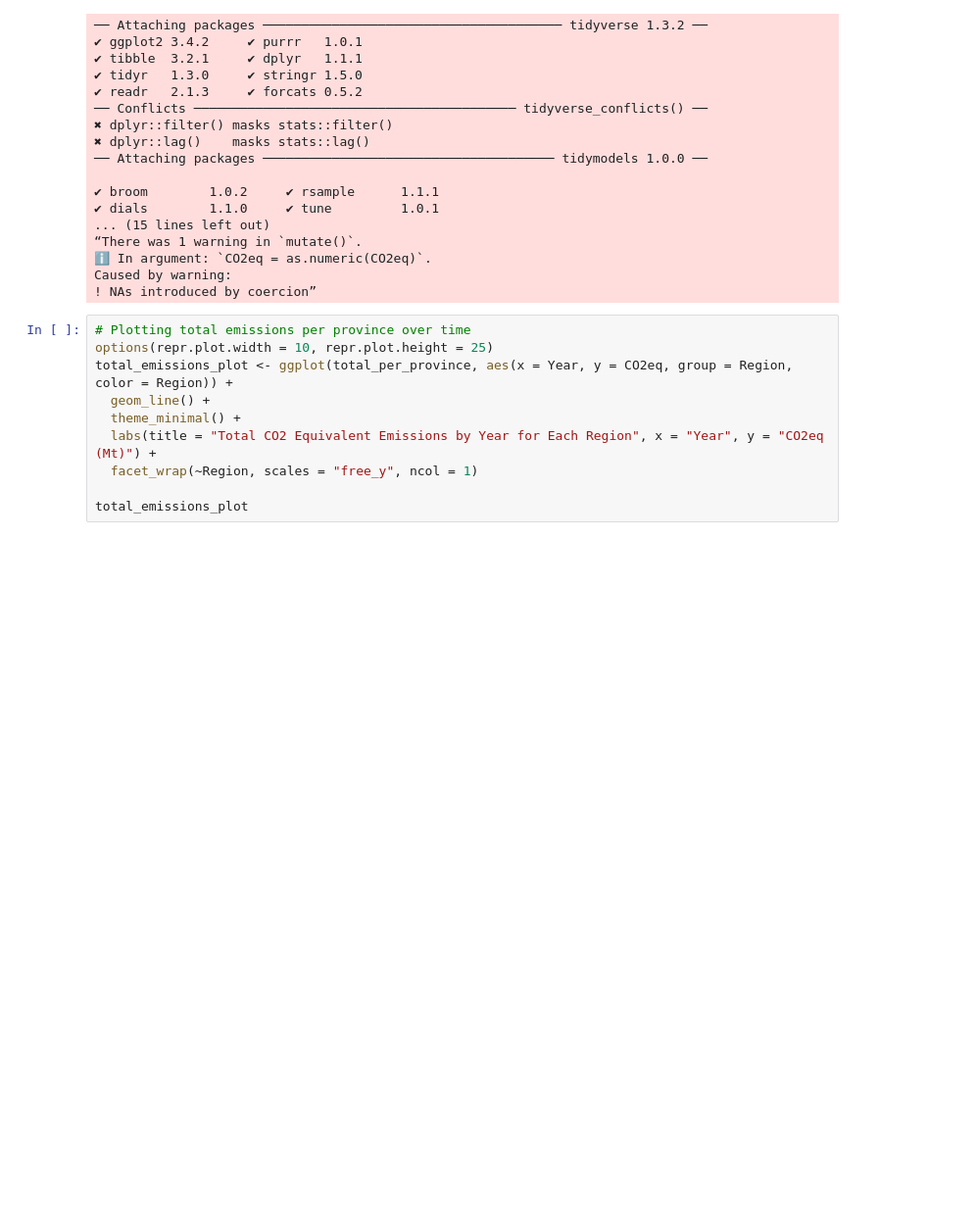
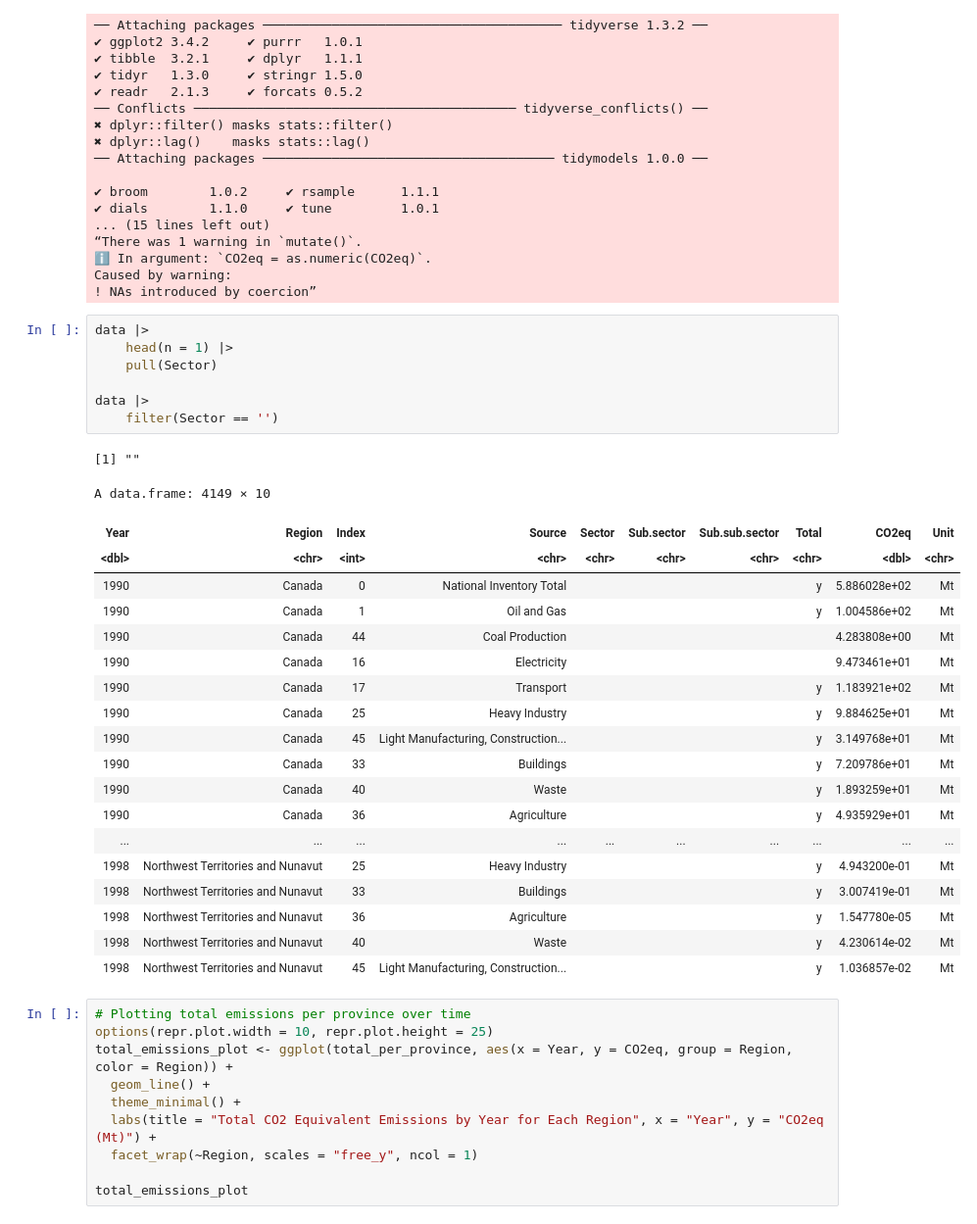
Before and after one commit to FelixBAUDARD/Dsci100_GP, a Jupyter notebook: sectoral analysis.ipynb, the cells around one changed output. Shown at 98% size. Cells and saved outputs as stored; diff of their text form; blank space fills up the shorter version.

```diff
--- a/sectoral analysis.ipynb
+++ b/sectoral analysis.ipynb
@@ -34,6 +34,34 @@ total_per_province <- data |>
 ℹ In argument: `CO2eq = as.numeric(CO2eq)`.
 Caused by warning:
 ! NAs introduced by coercion”
+# %%
+data |>
+    head(n = 1) |>
+    pull(Sector)
+
+data |>
+    filter(Sector == '')
+# %% [output]
+[1] ""
+A data.frame: 4149 × 10
+| Year | Region | Index | Source | Sector | Sub.sector | Sub.sub.sector | Total | CO2eq | Unit |
+| <dbl> | <chr> | <int> | <chr> | <chr> | <chr> | <chr> | <chr> | <dbl> | <chr> |
+| 1990 | Canada | 0 | National Inventory Total |  |  |  | y | 5.886028e+02 | Mt |
+| 1990 | Canada | 1 | Oil and Gas |  |  |  | y | 1.004586e+02 | Mt |
+| 1990 | Canada | 44 | Coal Production |  |  |  |  | 4.283808e+00 | Mt |
+| 1990 | Canada | 16 | Electricity |  |  |  |  | 9.473461e+01 | Mt |
+| 1990 | Canada | 17 | Transport |  |  |  | y | 1.183921e+02 | Mt |
+| 1990 | Canada | 25 | Heavy Industry |  |  |  | y | 9.884625e+01 | Mt |
+| 1990 | Canada | 45 | Light Manufacturing, Construction... |  |  |  | y | 3.149768e+01 | Mt |
+| 1990 | Canada | 33 | Buildings |  |  |  | y | 7.209786e+01 | Mt |
+| 1990 | Canada | 40 | Waste |  |  |  | y | 1.893259e+01 | Mt |
+| 1990 | Canada | 36 | Agriculture |  |  |  | y | 4.935929e+01 | Mt |
+| ... | ... | ... | ... | ... | ... | ... | ... | ... | ... |
+| 1998 | Northwest Territories and Nunavut | 25 | Heavy Industry |  |  |  | y | 4.943200e-01 | Mt |
+| 1998 | Northwest Territories and Nunavut | 33 | Buildings |  |  |  | y | 3.007419e-01 | Mt |
+| 1998 | Northwest Territories and Nunavut | 36 | Agriculture |  |  |  | y | 1.547780e-05 | Mt |
+| 1998 | Northwest Territories and Nunavut | 40 | Waste |  |  |  | y | 4.230614e-02 | Mt |
+| 1998 | Northwest Territories and Nunavut | 45 | Light Manufacturing, Construction... |  |  |  | y | 1.036857e-02 | Mt |
 # %%
 # Plotting total emissions per province over time
 options(repr.plot.width = 10, repr.plot.height = 25)
```
